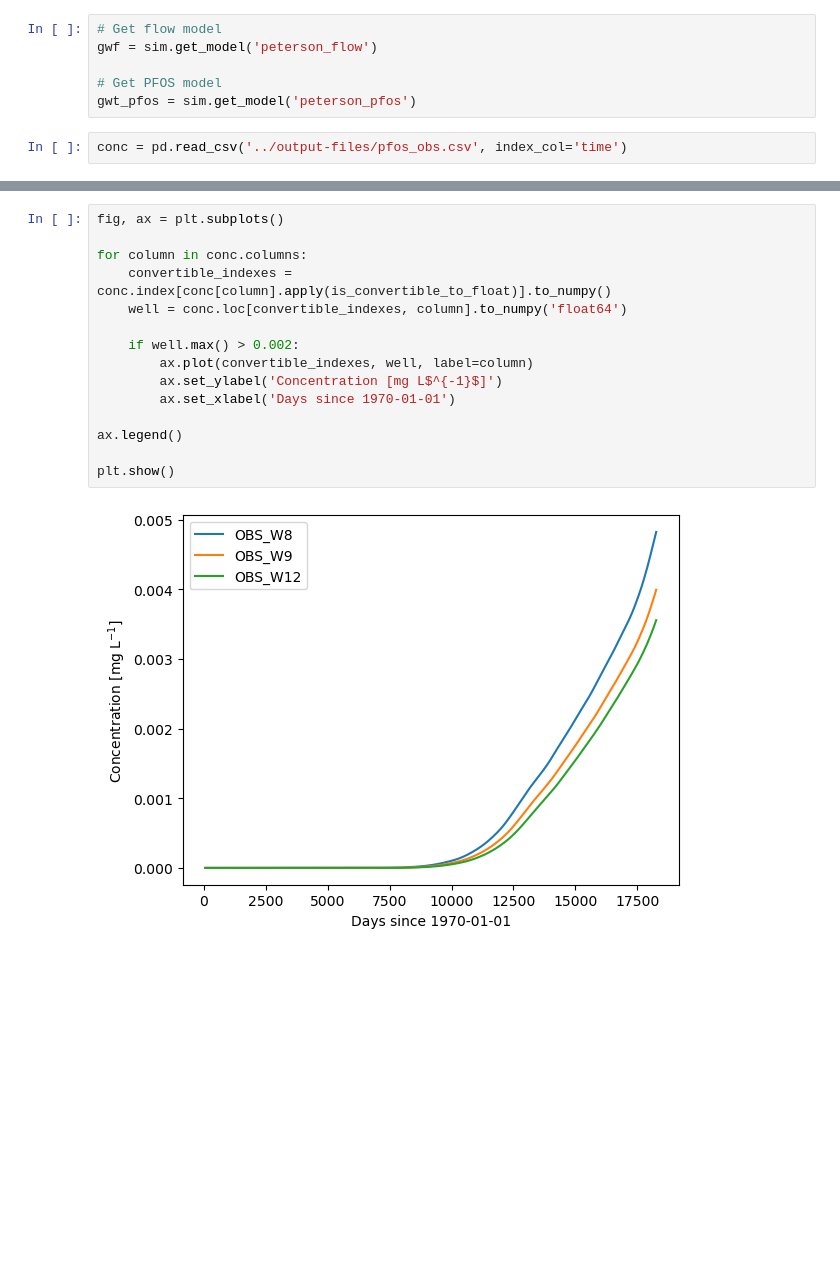
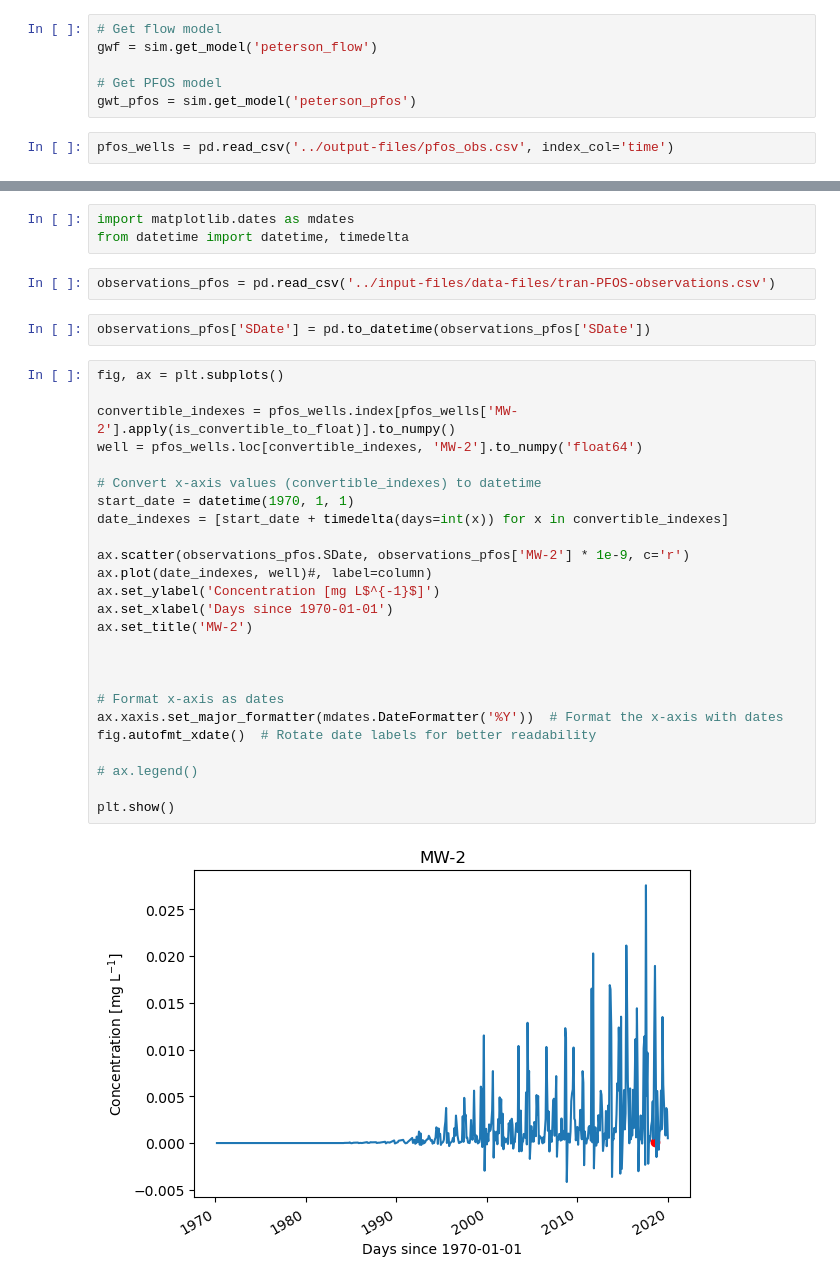
Before and after one commit to jackplogan33/peterson-modflow, a Jupyter notebook: notebooks/05-well-breakthrough.ipynb, the cells around one changed output, grey strips where cells are left out. Cells and saved outputs as stored; diff of their text form; blank space fills up the shorter version.

Commit message:
added figures to visualize wells and progress on IES notebook

```diff
--- a/notebooks/05-well-breakthrough.ipynb
+++ b/notebooks/05-well-breakthrough.ipynb
@@ -33,4 +35,4 @@ gwf = sim.get_model('peterson_flow')
 # Get PFOS model
 gwt_pfos = sim.get_model('peterson_pfos')
 # %%
-conc = pd.read_csv('../output-files/pfos_obs.csv', index_col='time')
+pfos_wells = pd.read_csv('../output-files/pfos_obs.csv', index_col='time')
@@ -50,17 +67,34 @@ well = conc.loc[convertible_indexes, 'OBS_S4'].to_numpy('float64')
+# %%
+import matplotlib.dates as mdates
+from datetime import datetime, timedelta
+# %%
+observations_pfos = pd.read_csv('../input-files/data-files/tran-PFOS-observations.csv')
+# %%
+observations_pfos['SDate'] = pd.to_datetime(observations_pfos['SDate'])
 # %%
 fig, ax = plt.subplots()
 
-for column in conc.columns:
-    convertible_indexes = conc.index[conc[column].apply(is_convertible_to_float)].to_numpy()
-    well = conc.loc[convertible_indexes, column].to_numpy('float64')
+convertible_indexes = pfos_wells.index[pfos_wells['MW-2'].apply(is_convertible_to_float)].to_numpy()
+well = pfos_wells.loc[convertible_indexes, 'MW-2'].to_numpy('float64')
 
-    if well.max() > 0.002:
-        ax.plot(convertible_indexes, well, label=column)
-        ax.set_ylabel('Concentration [mg L$^{-1}$]')
-        ax.set_xlabel('Days since 1970-01-01')
+# Convert x-axis values (convertible_indexes) to datetime
+start_date = datetime(1970, 1, 1)
+date_indexes = [start_date + timedelta(days=int(x)) for x in convertible_indexes]
 
-ax.legend()
+ax.scatter(observations_pfos.SDate, observations_pfos['MW-2'] * 1e-9, c='r')
+ax.plot(date_indexes, well)#, label=column)
+ax.set_ylabel('Concentration [mg L$^{-1}$]')
+ax.set_xlabel('Days since 1970-01-01')
+ax.set_title('MW-2')
+
+
+
+# Format x-axis as dates
+ax.xaxis.set_major_formatter(mdates.DateFormatter('%Y'))  # Format the x-axis with dates
+fig.autofmt_xdate()  # Rotate date labels for better readability
+
+# ax.legend()
 
 plt.show()
 # %% [output]
-[figure, old version]
+[figure, new version]
```
Also changed, not shown: parts of 13 cells of this notebook, 4 other files.
